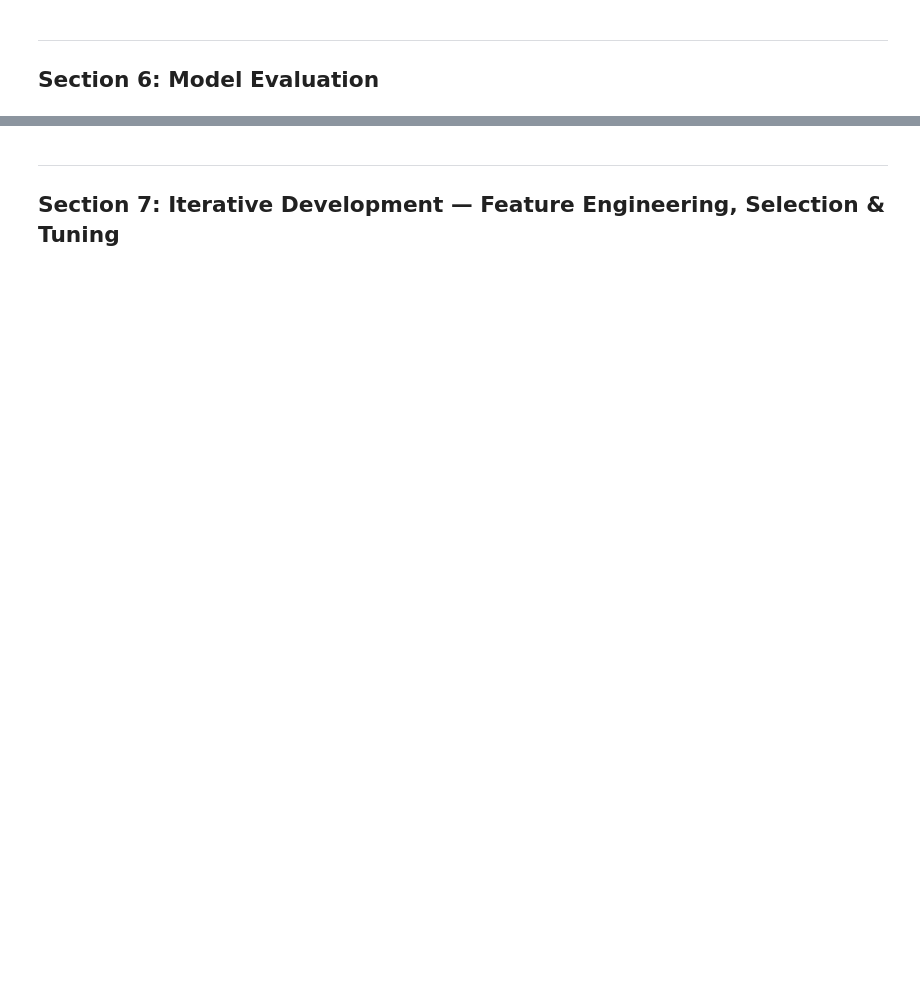
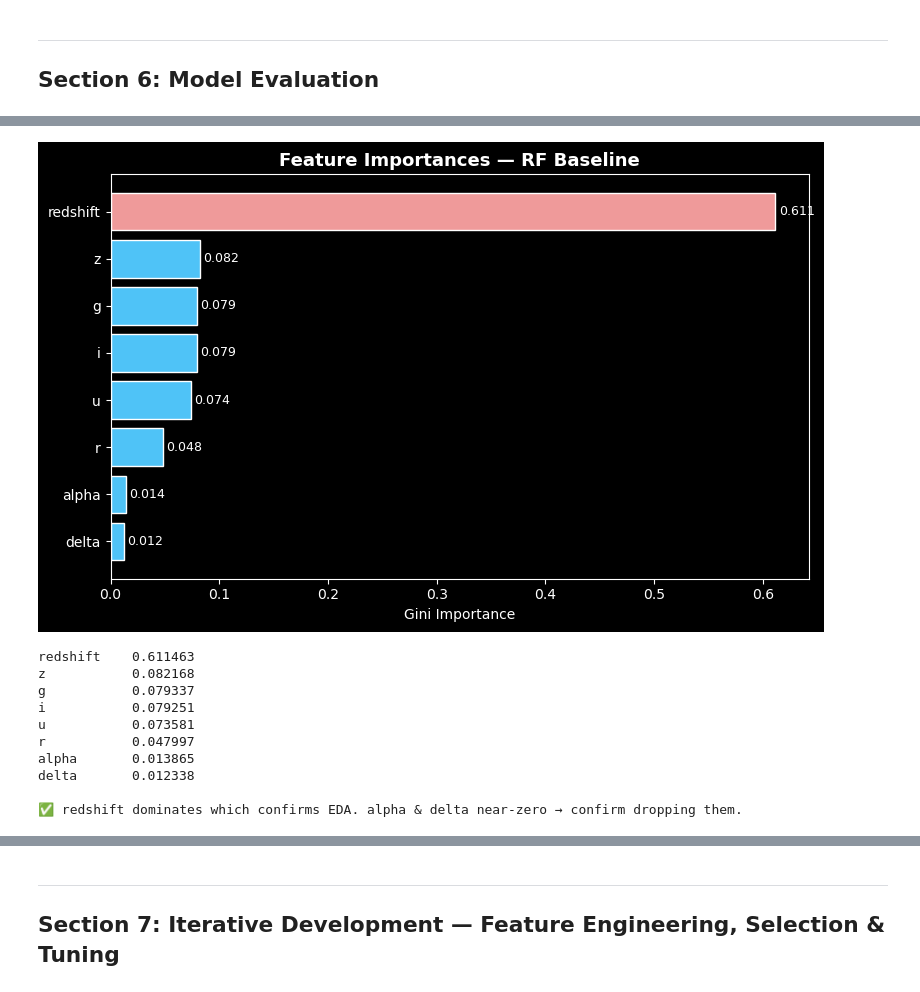
Before and after one commit to CyphenRozulus/streamlit_app_project, a Jupyter notebook: MLDP Program Codes Submission.ipynb, the cells around one changed output, grey strips where cells are left out. Saved outputs shown, nothing was run; the diff lists cells and outputs as text; code cells hidden in the pictures; blank space fills up the shorter version.

```diff
--- a/MLDP Program Codes Submission.ipynb
+++ b/MLDP Program Codes Submission.ipynb
@@ -441,0 +511,23 @@ print('   → alpha and delta will be dropped in feature engineering (Section 7)
+# %%
+# ─────────────────────────────────────────────────────────────────────────────
+# SECTION 4c — Train / Test Split (80 / 20, stratified)
+#
+# Baseline features: alpha, delta, u, g, r, i, z, redshift
+# 20% test = 20,000 samples → stable metric estimates.
+# stratify=y preserves class proportions in both splits.
+# ─────────────────────────────────────────────────────────────────────────────
+BASELINE_FEATS = ['alpha', 'delta', 'u', 'g', 'r', 'i', 'z', 'redshift']
+TARGET = 'class_encoded'
+
+X = df_clean[BASELINE_FEATS]
+y = df_clean[TARGET]
+
+X_train, X_test, y_train, y_test = train_test_split(
+    X, y, test_size=0.20, random_state=RANDOM_STATE, stratify=y
+)
+
+print(f'Train: {X_train.shape[0]:,}  |  Test: {X_test.shape[0]:,}')
+print(f'\nClass distribution in training set:')
+for i, cls in enumerate(CLASS_NAMES):
+    cnt = (y_train == i).sum()
+    print(f'  {cls}: {cnt:,} ({cnt/len(y_train)*100:.1f}%)')
@@ -447,0 +700,34 @@ print('   → alpha and delta will be dropped in feature engineering (Section 7)
+# %%
+# ─────────────────────────────────────────────────────────────────────────────
+# SECTION 6b — Feature Importance (Random Forest Baseline)
+# Gini importance confirms or challenges EDA observations.
+# ─────────────────────────────────────────────────────────────────────────────
+importances = pd.Series(
+    rf_model.feature_importances_, index=BASELINE_FEATS
+).sort_values()
+
+fig, ax = plt.subplots(figsize=(8, 5))
+colors_fi = ['#EF9A9A' if v > 0.25 else '#4FC3F7' for v in importances.values]
+bars = ax.barh(importances.index, importances.values, color=colors_fi, edgecolor='white')
+for bar, val in zip(bars, importances.values):
+    ax.text(bar.get_width() + 0.003, bar.get_y() + bar.get_height()/2,
+            f'{val:.3f}', va='center', fontsize=9)
+ax.set_xlabel('Gini Importance')
+ax.set_title('Feature Importances — RF Baseline', fontsize=13, fontweight='bold')
+plt.tight_layout()
+plt.savefig('feat_importance_baseline.png', dpi=150, bbox_inches='tight')
+plt.show()
+print(importances.sort_values(ascending=False).to_string())
+print('\n✅ redshift dominates which confirms EDA. alpha & delta near-zero → confirm dropping them.')
+# %% [output]
+[figure, added]
+redshift    0.611463
+z           0.082168
+g           0.079337
+i           0.079251
+u           0.073581
+r           0.047997
+alpha       0.013865
+delta       0.012338
+
+✅ redshift dominates which confirms EDA. alpha & delta near-zero → confirm dropping them.
```
Also changed, not shown: parts of 8 cells of this notebook, 4 other files.
